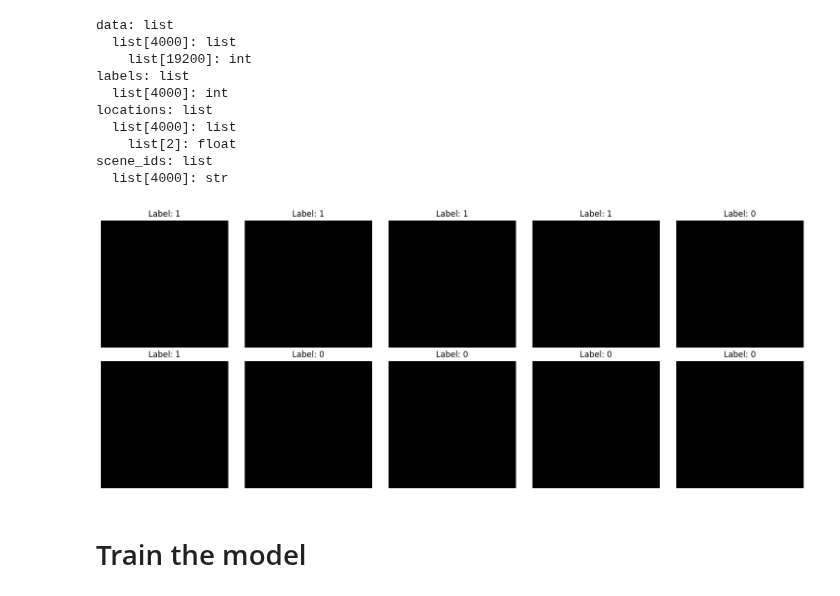
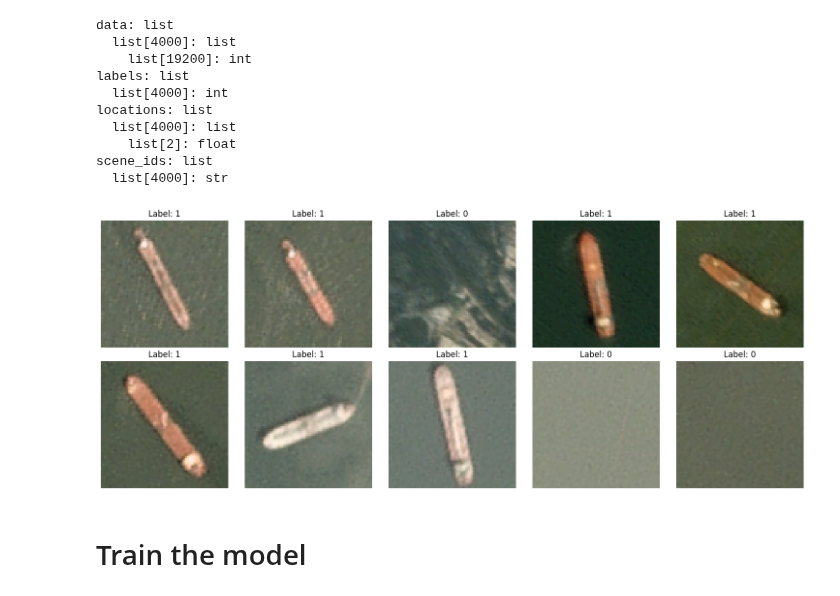
Before and after one commit to wd7512/seu-injection-framework, a Jupyter notebook: examples/shipsnet/notebook.ipynb, the cells around one changed output. Saved outputs shown, nothing was run; the diff lists cells and outputs as text; code cells hidden in the pictures.

```diff
--- a/examples/shipsnet/notebook.ipynb
+++ b/examples/shipsnet/notebook.ipynb
@@ -33,21 +33,21 @@ scene_ids: list
 # %%
 X_data = np.array(data["data"][:2000]) / 255.0
 y_data = np.array(data["labels"][:2000])
 
 X_data_transformed = X_data.reshape(-1, 3, 80, 80).transpose(0, 2, 3, 1)
 
 fig, axes = plt.subplots(2, 5, figsize=(15, 6))
 indices = np.random.randint(0,2000,size = 10)
 
 for ax, idx in zip(axes.flat, indices):
-    ax.imshow(X_data_transformed[idx].astype(np.uint8))
+    ax.imshow((X_data_transformed[idx]*255).astype(np.uint8))
     ax.set_title(f"Label: {y_data[idx]}")
     ax.axis('off')
 
 plt.tight_layout()
 plt.show()
 # %% [output]
-[figure, old version]
+[figure, new version]
 # %% [markdown]
 # Train the model
 # %%
```
Also changed, not shown: parts of 3 cells of this notebook, 3 other files.
